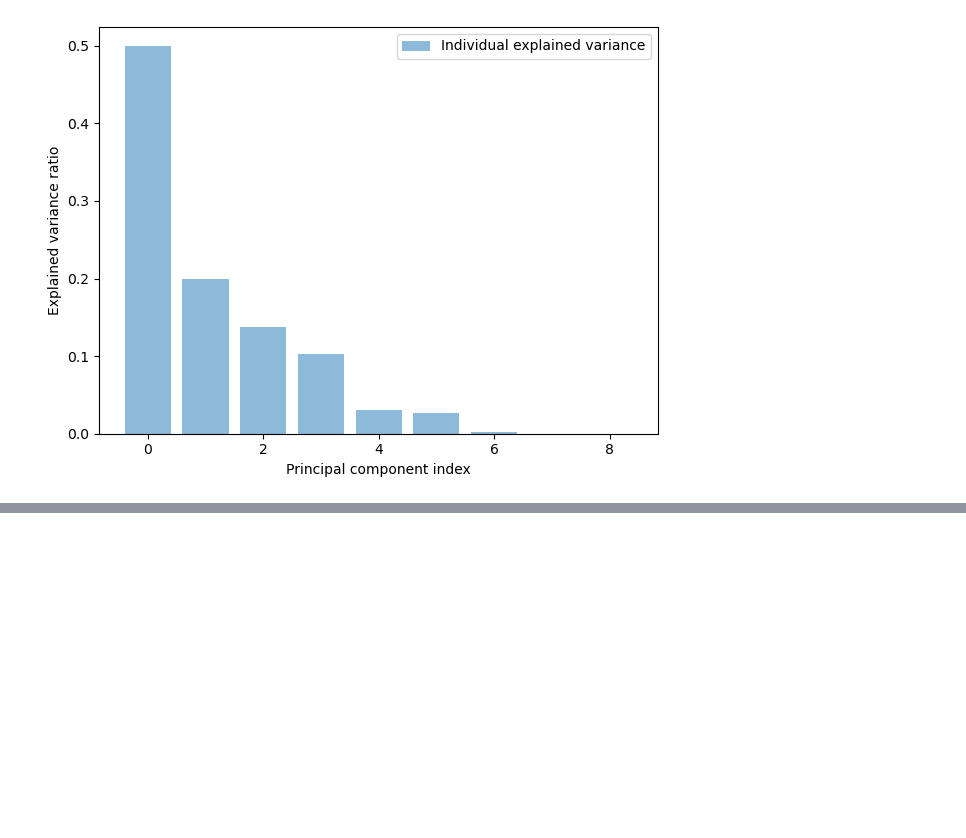
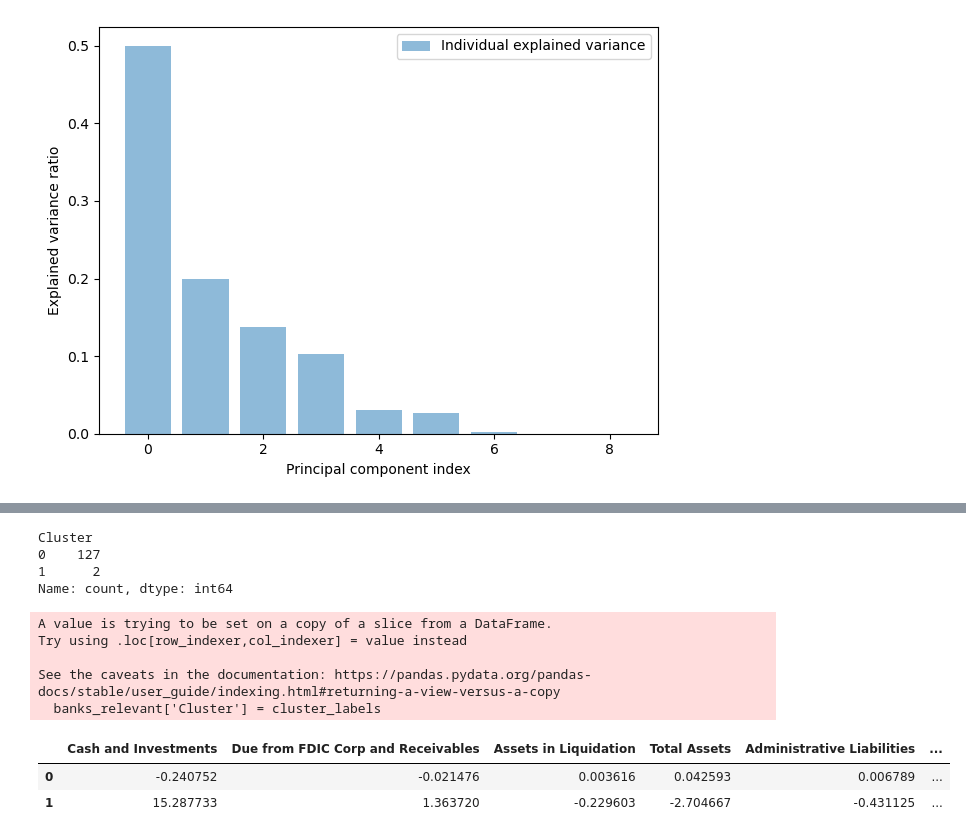
Before and after one commit to wkim31/Econ1680-ML, a Jupyter notebook: PCA_and_Clustering.ipynb, the cells around one changed output, grey strips where cells are left out. Drawn from its saved outputs; the diff is of its cells as text; code cells hidden in the pictures; blank space fills up the shorter version.

```diff
--- a/PCA_and_Clustering.ipynb
+++ b/PCA_and_Clustering.ipynb
@@ -69,0 +85,33 @@ plt.show()
+# %%
+num_clusters = 2
+
+#initialize KMeans model
+kmeans = KMeans(n_clusters=num_clusters, random_state=42)
+
+#fit and get cluster labels
+kmeans.fit(X_sc_pca)
+
+cluster_labels = kmeans.labels_
+#Assign cluster labels to orignal df:
+banks_relevant['Cluster'] = cluster_labels
+
+print(banks_relevant['Cluster'].value_counts()) #display the count of samples in each cluster
+
+
+#explore cluster characterisitcs
+cluster_centers = kmeans.cluster_centers_
+cluster_df = pd.DataFrame(cluster_centers, columns=X.columns)
+cluster_df
+# %% [output]
+Cluster
+0    127
+1      2
+Name: count, dtype: int64
+A value is trying to be set on a copy of a slice from a DataFrame.
+Try using .loc[row_indexer,col_indexer] = value instead
+
+See the caveats in the documentation: https://pandas.pydata.org/pandas-docs/stable/user_guide/indexing.html#returning-a-view-versus-a-copy
+  banks_relevant['Cluster'] = cluster_labels
+|  | Cash and Investments | Due from FDIC Corp and Receivables | Assets in Liquidation | Total Assets | Administrative Liabilities | ... |
+| 0 | -0.240752 | -0.021476 | 0.003616 | 0.042593 | 0.006789 | ... |
+| 1 | 15.287733 | 1.363720 | -0.229603 | -2.704667 | -0.431125 | ... |
```
Also changed, not shown: parts of 5 cells of this notebook.
